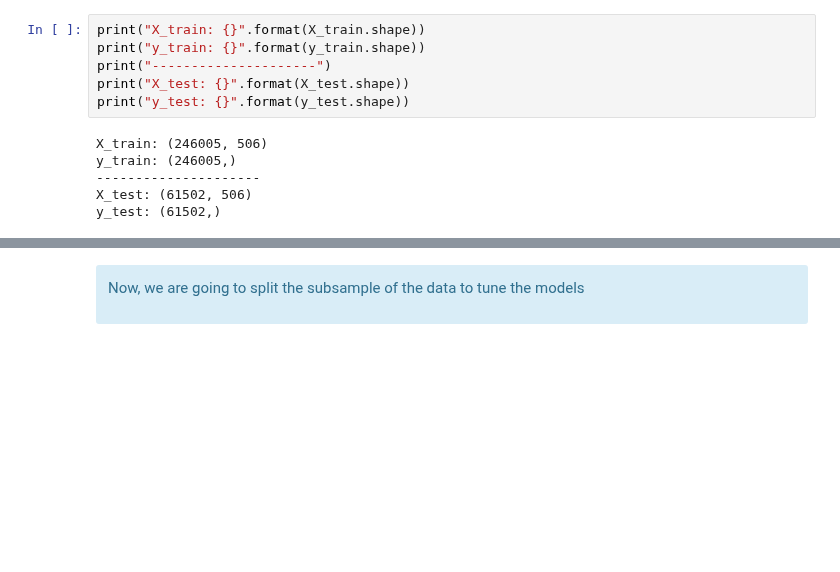
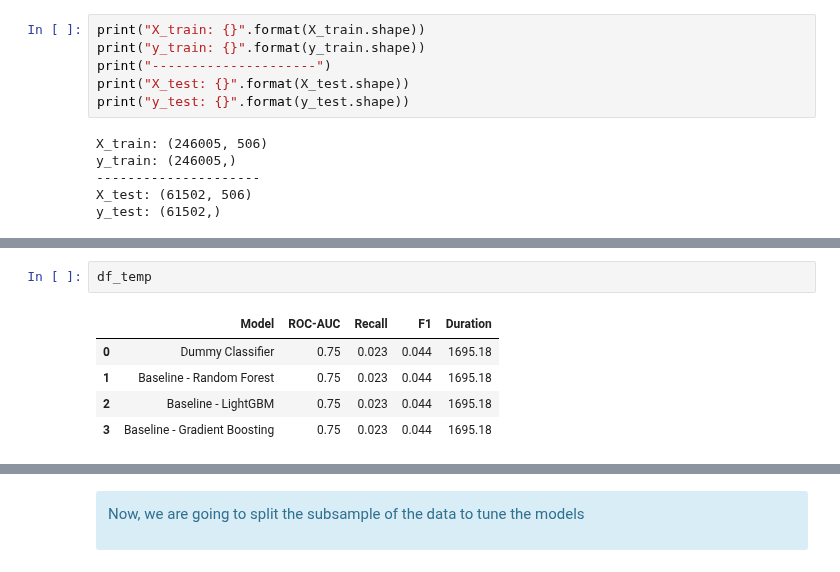
Before and after one commit to samirhinojosa/OC-P7-IMPLEMENT-A-SCORING-MODEL, a Jupyter notebook: notebooks/FINAL_notebook-modeling-aws.ipynb, the cells around one changed output, grey strips where cells are left out. Cells and saved outputs as stored; diff of their text form; blank space fills up the shorter version.

```diff
--- a/notebooks/FINAL_notebook-modeling-aws.ipynb
+++ b/notebooks/FINAL_notebook-modeling-aws.ipynb
@@ -222,0 +706,8 @@ y_test: (61502,)
+# %%
+df_temp
+# %% [output]
+|  | Model | ROC-AUC | Recall | F1 | Duration |
+| 0 | Dummy Classifier | 0.75 | 0.023 | 0.044 | 1695.18 |
+| 1 | Baseline - Random Forest | 0.75 | 0.023 | 0.044 | 1695.18 |
+| 2 | Baseline - LightGBM | 0.75 | 0.023 | 0.044 | 1695.18 |
+| 3 | Baseline - Gradient Boosting | 0.75 | 0.023 | 0.044 | 1695.18 |
```
Also changed, not shown: parts of 159 cells of this notebook, 1 other file.
